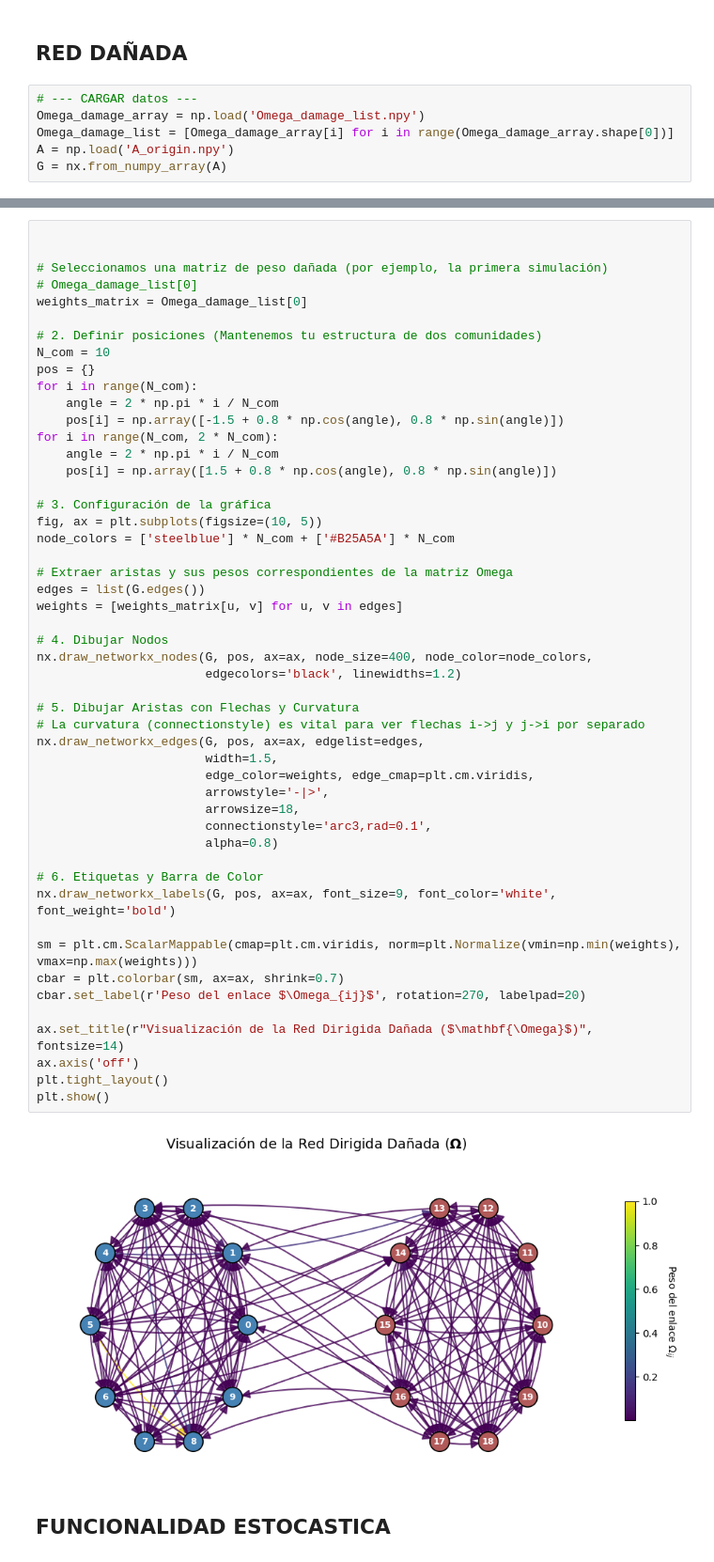
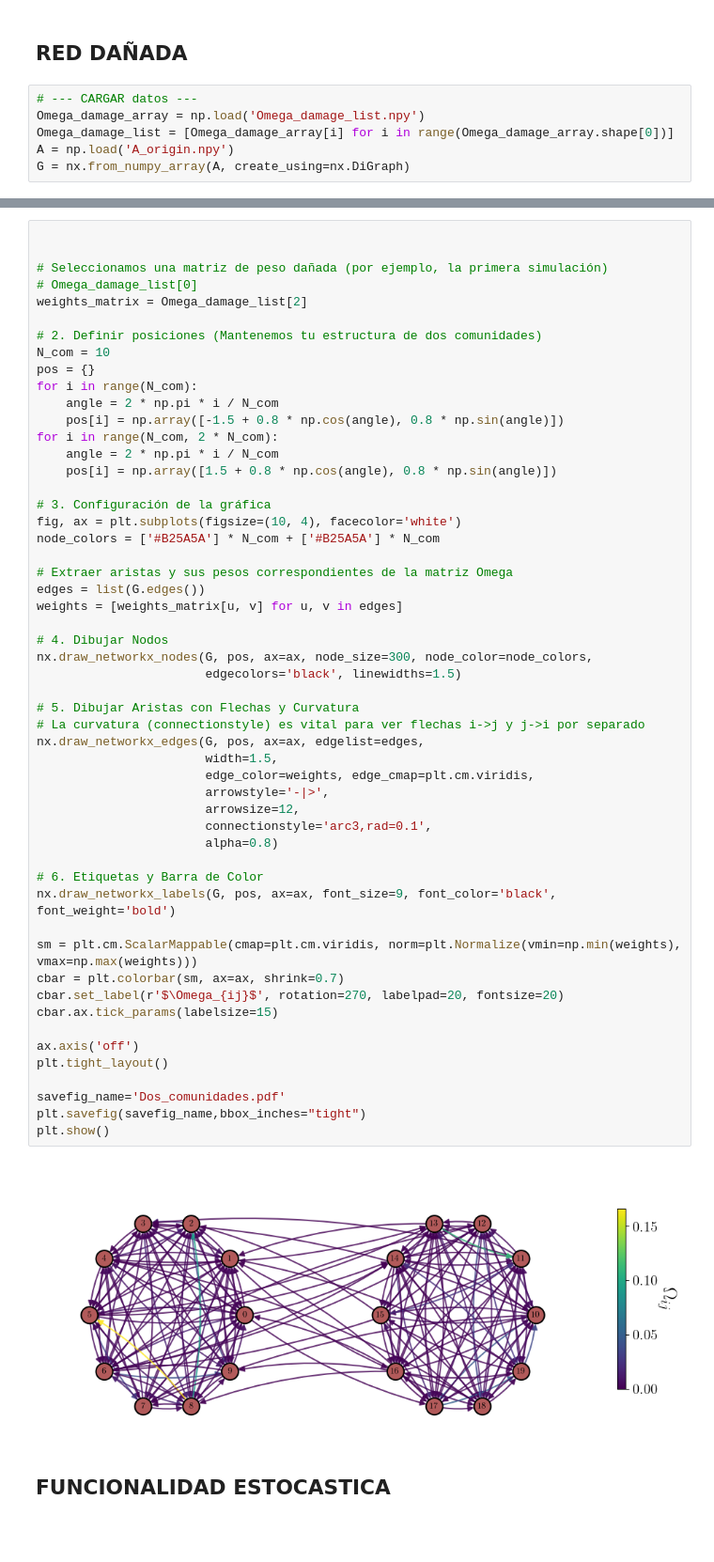
Before and after one commit to khernandezl048/Kuramoto-Redes, a Jupyter notebook: Simulacion/Reparacion_Kuramoto/Graficas_Reparacion.ipynb, the cells around one changed output, grey strips where cells are left out. Shown at 94% size. Saved outputs shown, nothing was run; the diff lists cells and outputs as text; blank space fills up the shorter version.

Commit message:
Grafica F en do comunidades

```diff
--- a/Simulacion/Reparacion_Kuramoto/Graficas_Reparacion.ipynb
+++ b/Simulacion/Reparacion_Kuramoto/Graficas_Reparacion.ipynb
@@ -15,4 +19,4 @@ from scipy.linalg import expm
 Omega_damage_array = np.load('Omega_damage_list.npy')
 Omega_damage_list = [Omega_damage_array[i] for i in range(Omega_damage_array.shape[0])]
 A = np.load('A_origin.npy')
-G = nx.from_numpy_array(A)
+G = nx.from_numpy_array(A, create_using=nx.DiGraph)
@@ -23,7 +25,7 @@ G = nx.from_numpy_array(A)
 
 # Seleccionamos una matriz de peso dañada (por ejemplo, la primera simulación)
 # Omega_damage_list[0]
-weights_matrix = Omega_damage_list[0]
+weights_matrix = Omega_damage_list[2]
 
 # 2. Definir posiciones (Mantenemos tu estructura de dos comunidades)
 N_com = 10
@@ -34,42 +36,45 @@ for i in range(N_com):
 for i in range(N_com, 2 * N_com):
     angle = 2 * np.pi * i / N_com
     pos[i] = np.array([1.5 + 0.8 * np.cos(angle), 0.8 * np.sin(angle)])
 
 # 3. Configuración de la gráfica
-fig, ax = plt.subplots(figsize=(10, 5))
-node_colors = ['steelblue'] * N_com + ['#B25A5A'] * N_com
+fig, ax = plt.subplots(figsize=(10, 4), facecolor='white')
+node_colors = ['#B25A5A'] * N_com + ['#B25A5A'] * N_com
 
 # Extraer aristas y sus pesos correspondientes de la matriz Omega
 edges = list(G.edges())
 weights = [weights_matrix[u, v] for u, v in edges]
 
 # 4. Dibujar Nodos
-nx.draw_networkx_nodes(G, pos, ax=ax, node_size=400, node_color=node_colors,
-                       edgecolors='black', linewidths=1.2)
+nx.draw_networkx_nodes(G, pos, ax=ax, node_size=300, node_color=node_colors,
+                       edgecolors='black', linewidths=1.5)
 
 # 5. Dibujar Aristas con Flechas y Curvatura
 # La curvatura (connectionstyle) es vital para ver flechas i->j y j->i por separado
 nx.draw_networkx_edges(G, pos, ax=ax, edgelist=edges,
                        width=1.5,
                        edge_color=weights, edge_cmap=plt.cm.viridis,
                        arrowstyle='-|>',
-                       arrowsize=18,
+                       arrowsize=12,
                        connectionstyle='arc3,rad=0.1',
                        alpha=0.8)
 
 # 6. Etiquetas y Barra de Color
-nx.draw_networkx_labels(G, pos, ax=ax, font_size=9, font_color='white', font_weight='bold')
+nx.draw_networkx_labels(G, pos, ax=ax, font_size=9, font_color='black', font_weight='bold')
 
 sm = plt.cm.ScalarMappable(cmap=plt.cm.viridis, norm=plt.Normalize(vmin=np.min(weights), vmax=np.max(weights)))
 cbar = plt.colorbar(sm, ax=ax, shrink=0.7)
-cbar.set_label(r'Peso del enlace $\Omega_{ij}$', rotation=270, labelpad=20)
+cbar.set_label(r'$\Omega_{ij}$', rotation=270, labelpad=20, fontsize=20)
+cbar.ax.tick_params(labelsize=15)
 
-ax.set_title(r"Visualización de la Red Dirigida Dañada ($\mathbf{\Omega}$)", fontsize=14)
 ax.axis('off')
 plt.tight_layout()
+
+savefig_name='Dos_comunidades.pdf'
+plt.savefig(savefig_name,bbox_inches="tight")
 plt.show()
 # %% [output]
-[figure, old version]
+[figure, new version]
 # %% [markdown]
 ## FUNCIONALIDAD ESTOCASTICA
 # %%
```
Also changed, not shown: parts of 5 cells of this notebook, 3 other files.
